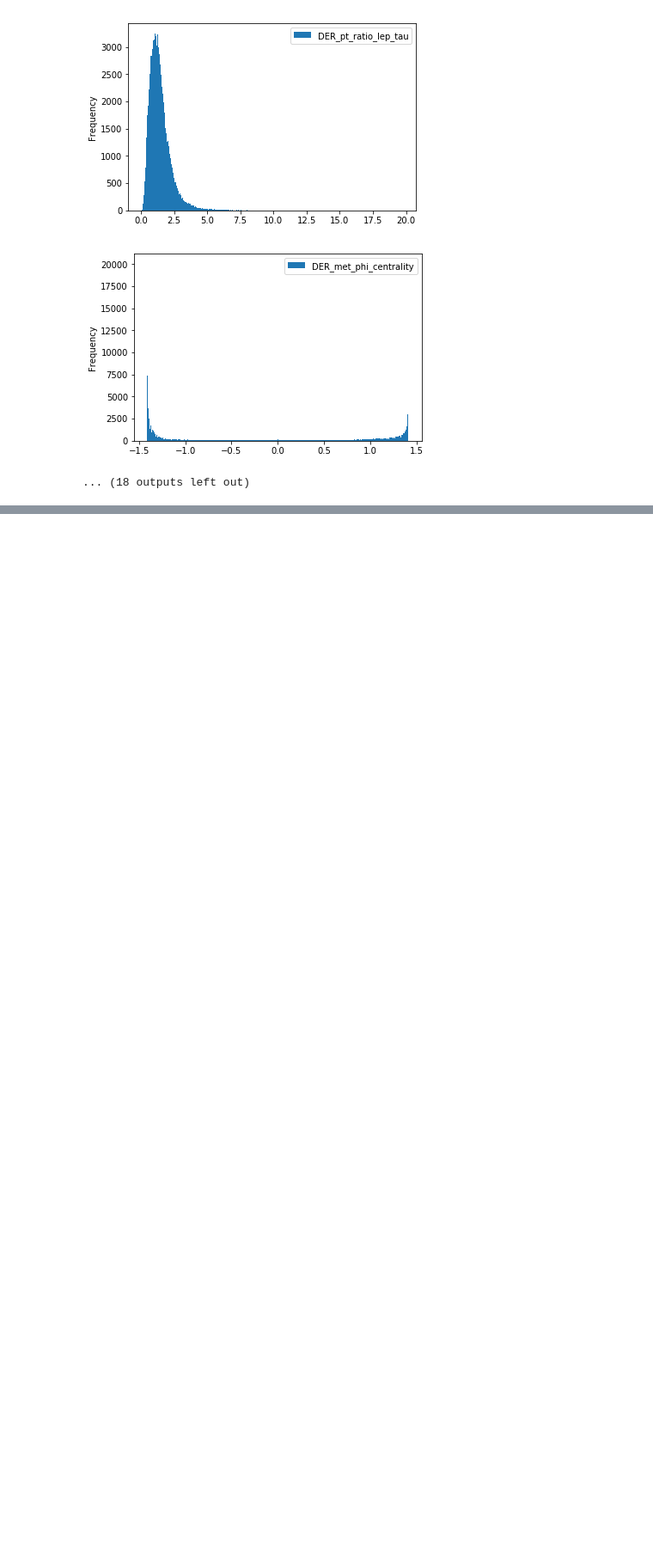
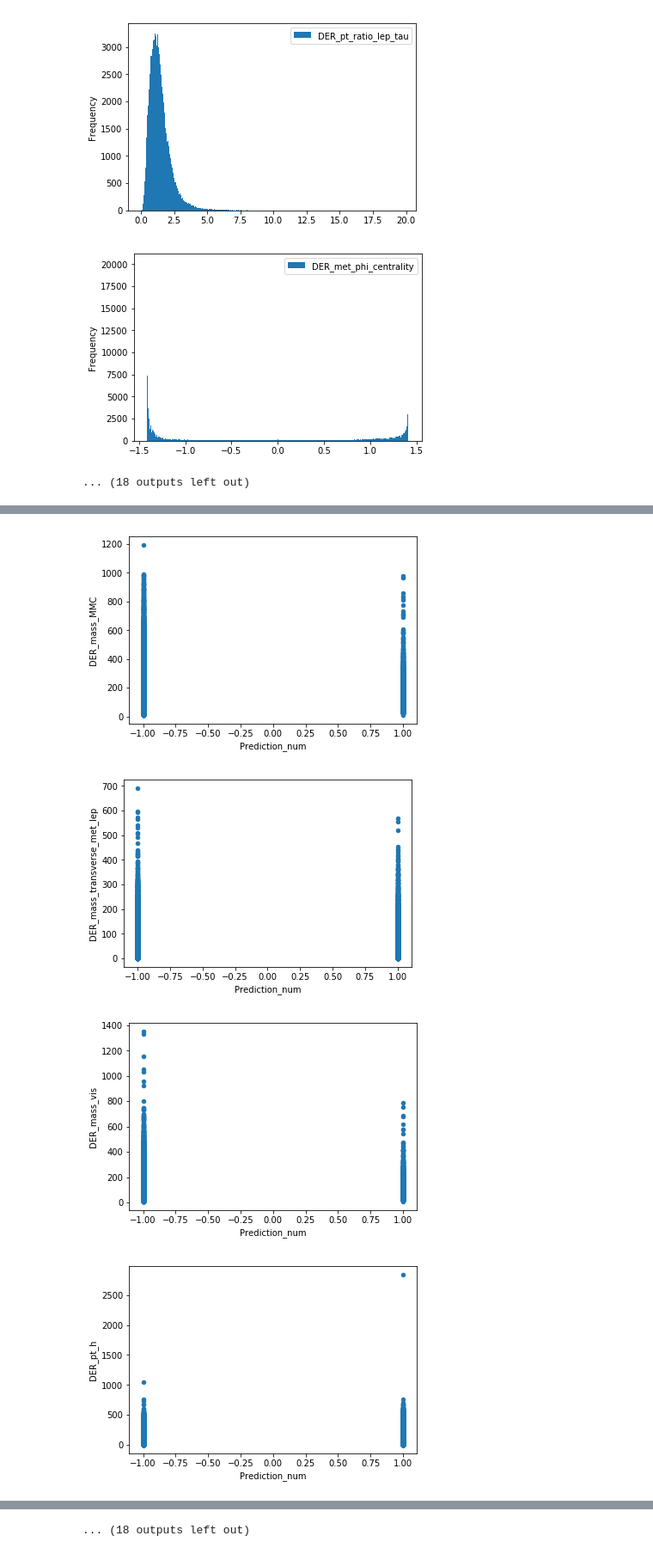
Before and after one commit to yukixLLL/MLProjects, a Jupyter notebook: Project1/Figuring out the dependency between features and the distribution.ipynb, the cells around one changed output, grey strips where cells are left out. Shown at 86% size. Cells and saved outputs as stored; diff of their text form; code cells hidden in the pictures; blank space fills up the shorter version.

```diff
--- a/Project1/Figuring out the dependency between features and the distribution.ipynb
+++ b/Project1/Figuring out the dependency between features and the distribution.ipynb
@@ -106,0 +227,8 @@ KeyboardInterrupt:
+# %%
+train_data['Prediction_num'] = prediction_num
+train_data.
+# %% [output]
+[figure, added]
+[figure, added]
+[figure, added]
+[figure, added]
@@ -106,0 +243 @@ KeyboardInterrupt:
+... (18 outputs left out)
```
Also changed, not shown: parts of 19 cells of this notebook, 7 other files.
